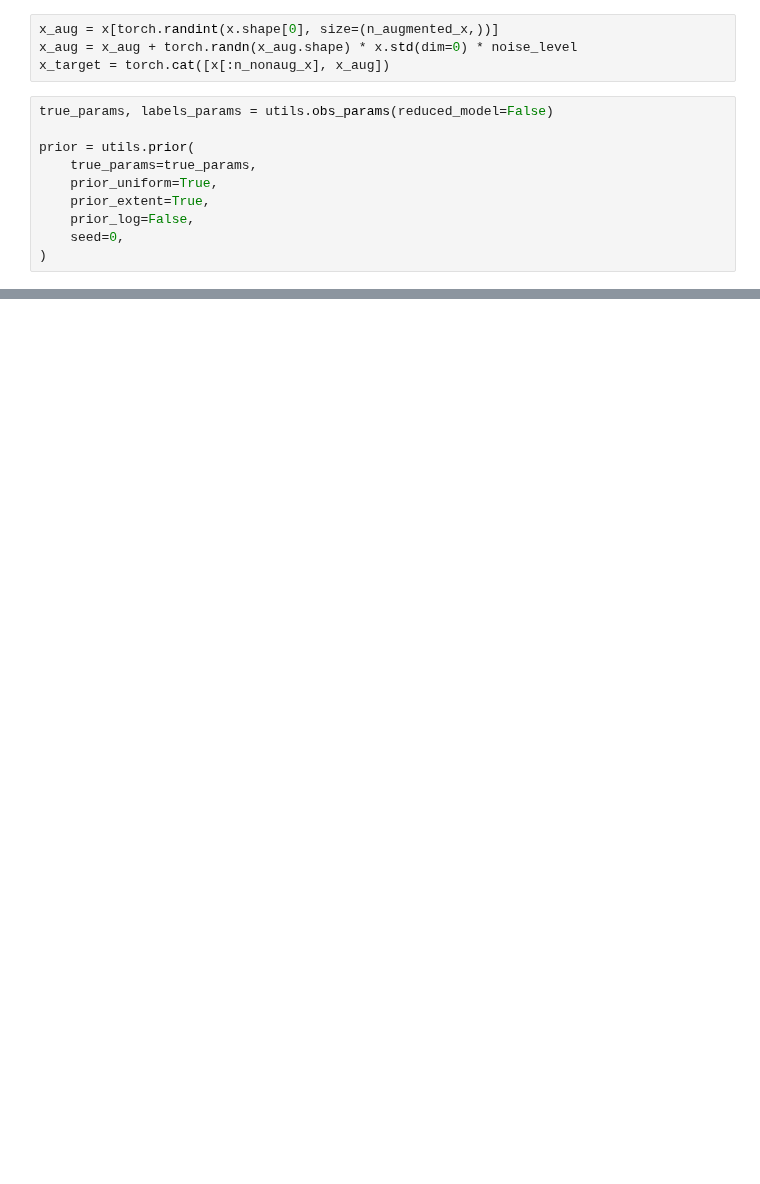
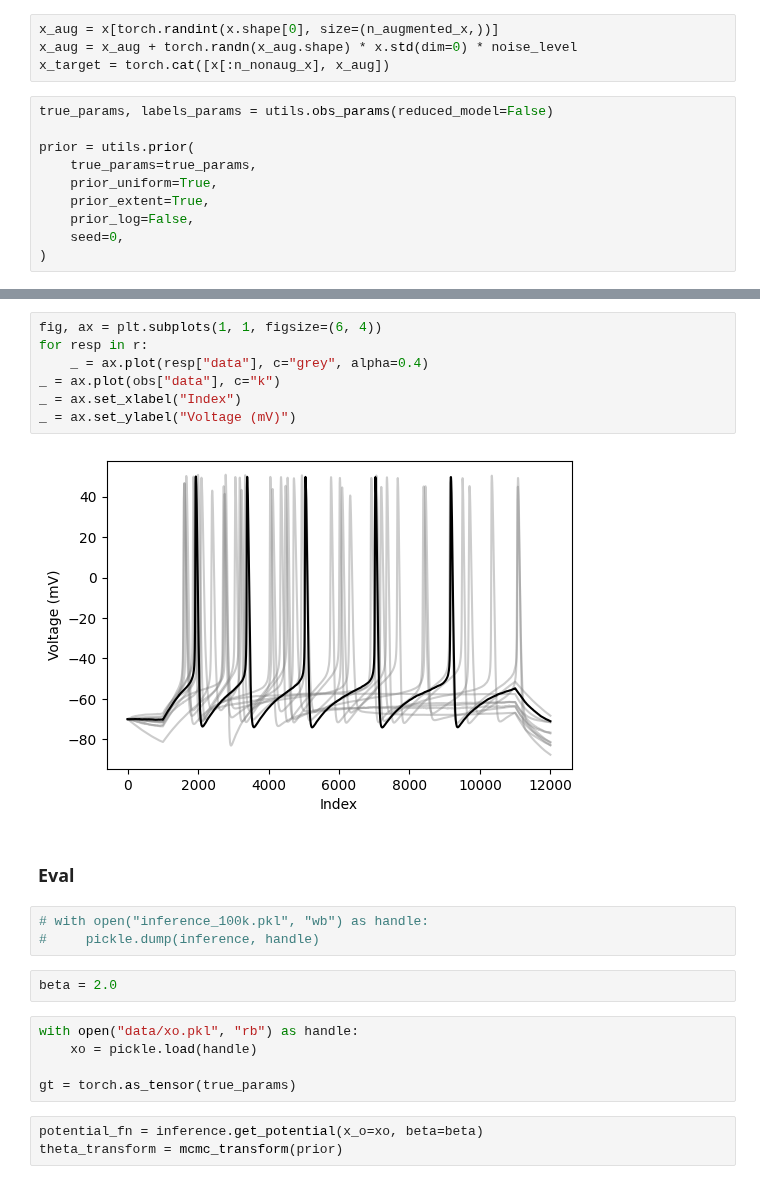
Before and after one commit to mackelab/neuralgbi, a Jupyter notebook: gbi/hh/train.ipynb, the cells around one changed output, grey strips where cells are left out. Drawn from its saved outputs; the diff is of its cells as text; blank space fills up the shorter version.

```diff
--- a/gbi/hh/train.ipynb
+++ b/gbi/hh/train.ipynb
@@ -99,0 +123,24 @@ plt.savefig("z-score.png", dpi=200, bbox_inches="tight")
+# %%
+fig, ax = plt.subplots(1, 1, figsize=(6, 4))
+for resp in r:
+    _ = ax.plot(resp["data"], c="grey", alpha=0.4)
+_ = ax.plot(obs["data"], c="k")
+_ = ax.set_xlabel("Index")
+_ = ax.set_ylabel("Voltage (mV)")
+# %% [output]
+[figure, added]
+# %% [markdown]
+### Eval
+# %%
+# with open("inference_100k.pkl", "wb") as handle:
+#     pickle.dump(inference, handle)
+# %%
+beta = 2.0
+# %%
+with open("data/xo.pkl", "rb") as handle:
+    xo = pickle.load(handle)
+
+gt = torch.as_tensor(true_params)
+# %%
+potential_fn = inference.get_potential(x_o=xo, beta=beta)
+theta_transform = mcmc_transform(prior)
```
Also changed, not shown: parts of 25 cells of this notebook, 1 other file.
